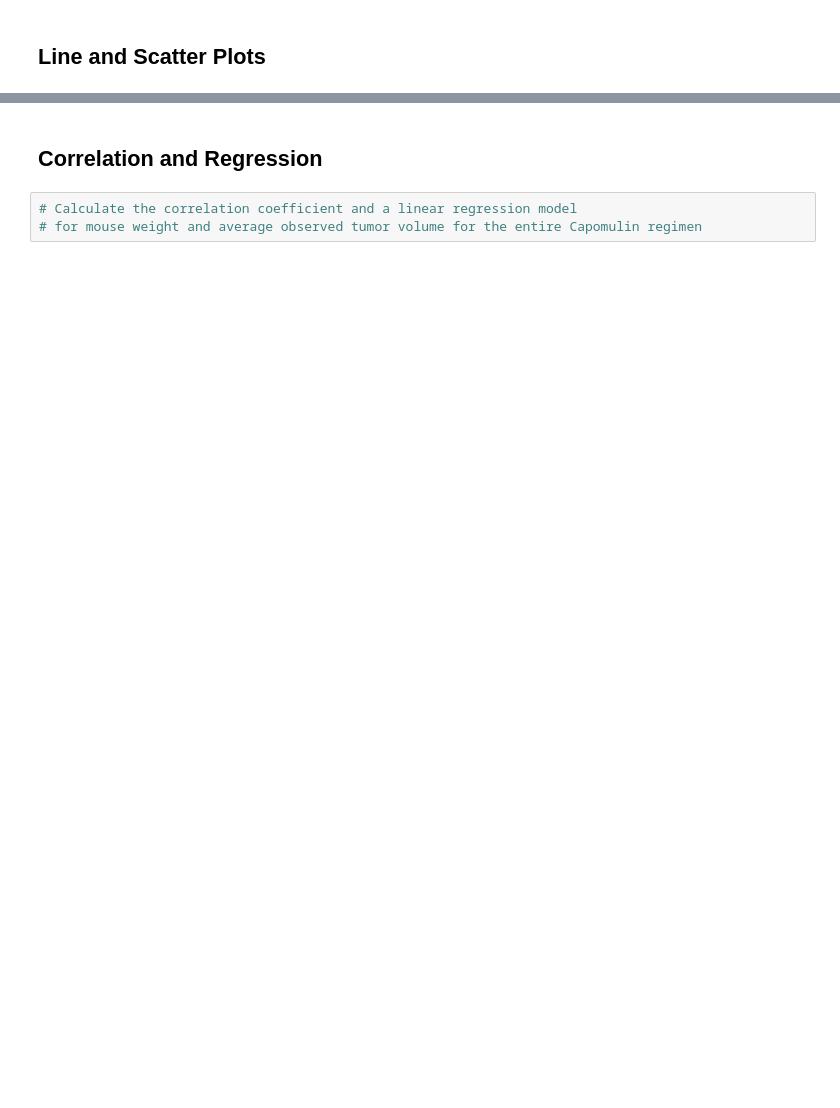
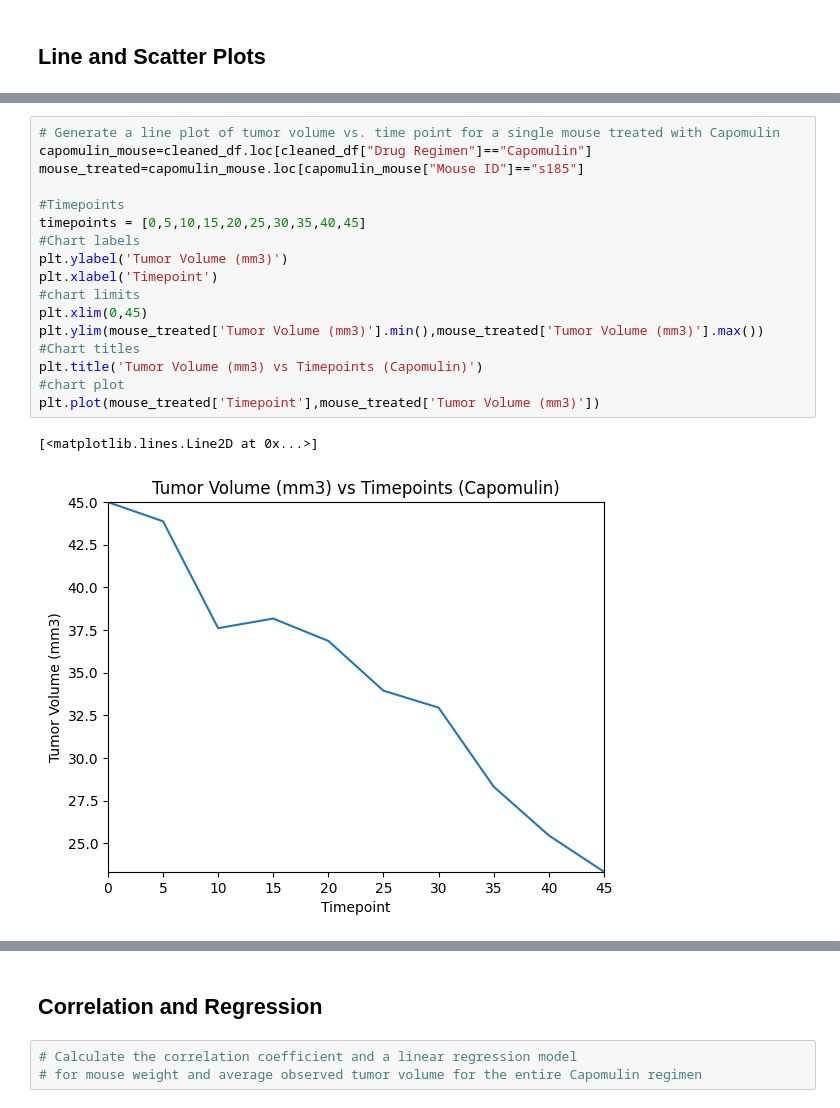
Before and after one commit to muhkashiff/matplotlib-challenge, a Jupyter notebook: pymaceuticals_starter.ipynb, the cells around one changed output, grey strips where cells are left out. Saved outputs shown, nothing was run; the diff lists cells and outputs as text; blank space fills up the shorter version.

```diff
--- a/pymaceuticals_starter.ipynb
+++ b/pymaceuticals_starter.ipynb
@@ -253,2 +295,22 @@ Ceftamin's potential outliers: Series([], Name: Tumor Volume (mm3), dtype: float
+# %%
+# Generate a line plot of tumor volume vs. time point for a single mouse treated with Capomulin
+capomulin_mouse=cleaned_df.loc[cleaned_df["Drug Regimen"]=="Capomulin"]
+mouse_treated=capomulin_mouse.loc[capomulin_mouse["Mouse ID"]=="s185"]
+
+#Timepoints
+timepoints = [0,5,10,15,20,25,30,35,40,45]
+#Chart labels
+plt.ylabel('Tumor Volume (mm3)')
+plt.xlabel('Timepoint')
+#chart limits
+plt.xlim(0,45)
+plt.ylim(mouse_treated['Tumor Volume (mm3)'].min(),mouse_treated['Tumor Volume (mm3)'].max())
+#Chart titles
+plt.title('Tumor Volume (mm3) vs Timepoints (Capomulin)')
+#chart plot
+plt.plot(mouse_treated['Timepoint'],mouse_treated['Tumor Volume (mm3)'])
+# %% [output]
+[<matplotlib.lines.Line2D at 0x...>]
+[figure, added]
 # %%
 # Generate a scatter plot of mouse weight vs. the average observed tumor volume for the entire Capomulin regimen
```
Also changed, not shown: parts of 8 cells of this notebook.
